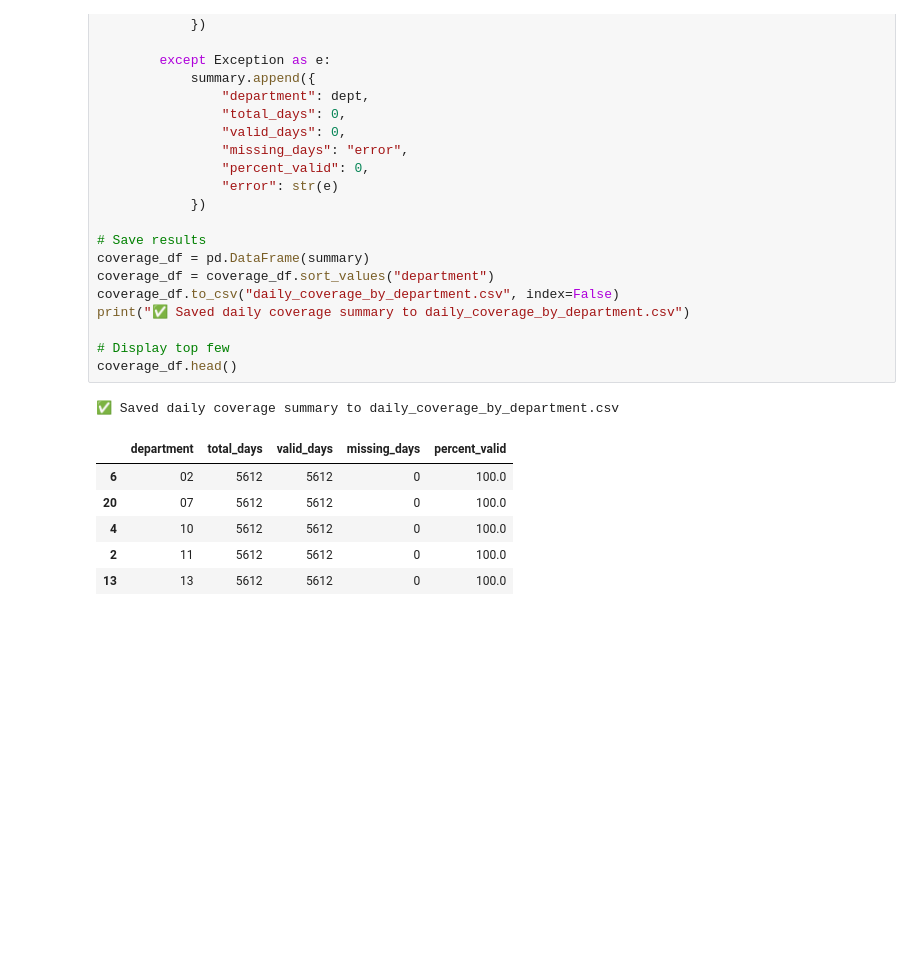
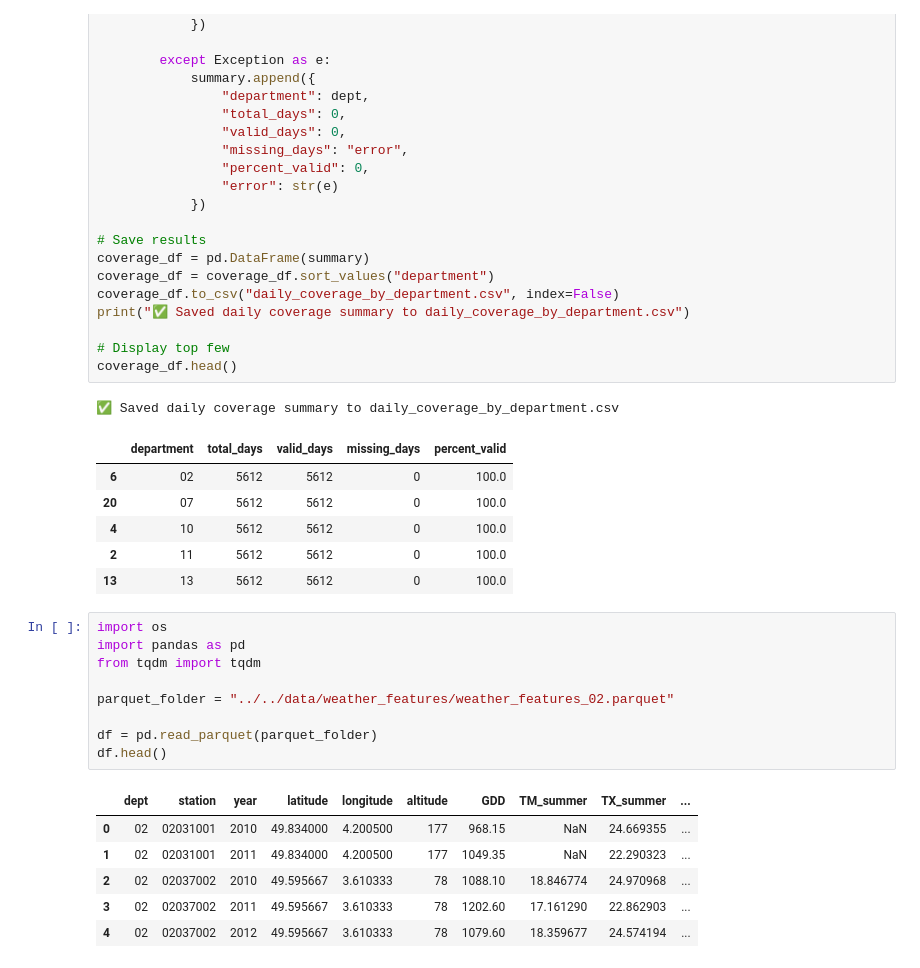
Before and after one commit to LucasPoncet/DL_Project, a Jupyter notebook: src/preprocessing/Verification_weather.ipynb, the cells around one changed output. Drawn from its saved outputs; the diff is of its cells as text; blank space fills up the shorter version.

```diff
--- a/src/preprocessing/Verification_weather.ipynb
+++ b/src/preprocessing/Verification_weather.ipynb
@@ -299,3 +299,19 @@ coverage_df.head()
 | 4 | 10 | 5612 | 5612 | 0 | 100.0 |
 | 2 | 11 | 5612 | 5612 | 0 | 100.0 |
 | 13 | 13 | 5612 | 5612 | 0 | 100.0 |
+# %%
+import os
+import pandas as pd
+from tqdm import tqdm
+
+parquet_folder = "../../data/weather_features/weather_features_02.parquet"
+
+df = pd.read_parquet(parquet_folder)
+df.head()
+# %% [output]
+|  | dept | station | year | latitude | longitude | altitude | GDD | TM_summer | TX_summer | ... |
+| 0 | 02 | 02031001 | 2010 | 49.834000 | 4.200500 | 177 | 968.15 | NaN | 24.669355 | ... |
+| 1 | 02 | 02031001 | 2011 | 49.834000 | 4.200500 | 177 | 1049.35 | NaN | 22.290323 | ... |
+| 2 | 02 | 02037002 | 2010 | 49.595667 | 3.610333 | 78 | 1088.10 | 18.846774 | 24.970968 | ... |
+| 3 | 02 | 02037002 | 2011 | 49.595667 | 3.610333 | 78 | 1202.60 | 17.161290 | 22.862903 | ... |
+| 4 | 02 | 02037002 | 2012 | 49.595667 | 3.610333 | 78 | 1079.60 | 18.359677 | 24.574194 | ... |
```
Also changed, not shown: parts of 3 cells of this notebook, 45 other files.
